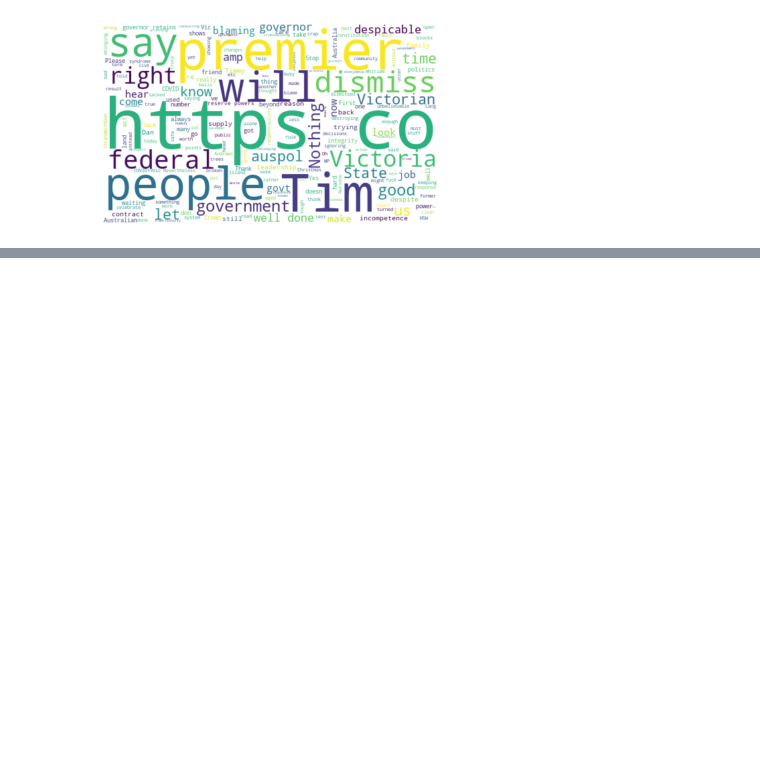
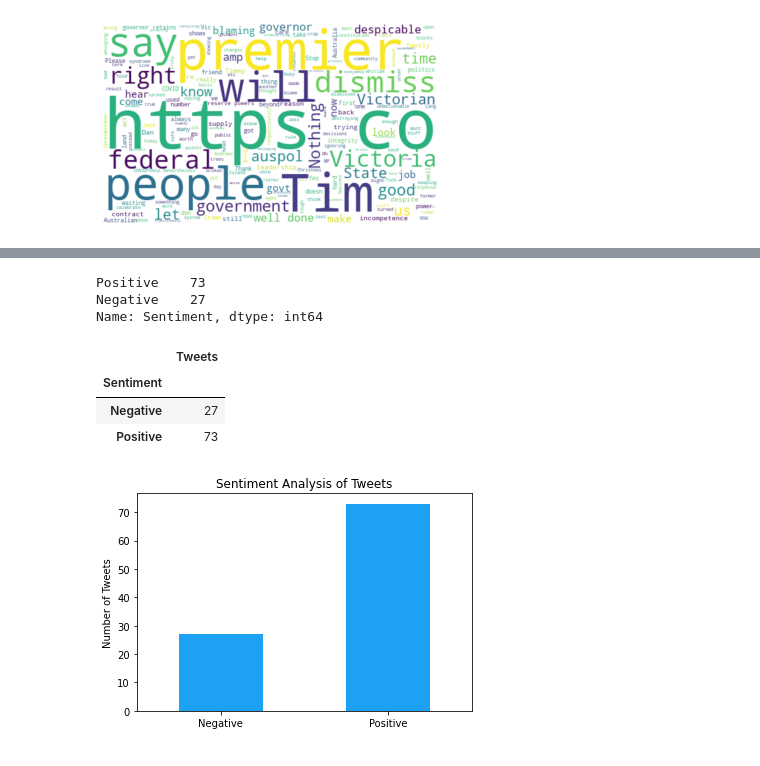
Before and after one commit to babetteblanquet/Sentiment_Analysis, a Jupyter notebook: Sentiment analysis on Tweets.ipynb, the cells around one changed output, grey strips where cells are left out. Drawn from its saved outputs; the diff is of its cells as text; code cells hidden in the pictures; blank space fills up the shorter version.

Commit message:
App with bar chart
Bar chart

```diff
--- a/Sentiment analysis on Tweets.ipynb
+++ b/Sentiment analysis on Tweets.ipynb
@@ -319,0 +329,31 @@ def Word_Cloud(df_column):
+# %%
+df.loc[df["Sentiment"] == 0, "Sentiment"] = "Negative"
+df.loc[df["Sentiment"] == 1, "Sentiment"] = "Positive"
+# %%
+df["Sentiment"].value_counts()
+# %% [output]
+Positive    73
+Negative    27
+Name: Sentiment, dtype: int64
+# %%
+sentiment_analysis = df.groupby(["Sentiment"]).count()
+sentiment_analysis
+# %% [output]
+|  | Tweets |
+| Sentiment |  |
+| Negative | 27 |
+| Positive | 73 |
+# %%
+colours = ["#657786", "#1da1f2"]
+bar = sentiment_analysis.plot(kind='bar', stacked=True, color= ["#1da1f2"], legend=False, rot=0)
+
+# Set textual properties
+plt.title("Sentiment Analysis of Tweets")
+plt.ylabel("Number of Tweets")
+plt.xlabel(" ")
+
+#Save plot
+#plt.savefig("img/bar.png")
+plt.show()
+# %% [output]
+[figure, added]
```
Also changed, not shown: parts of 1 cell of this notebook, 3 other files.
